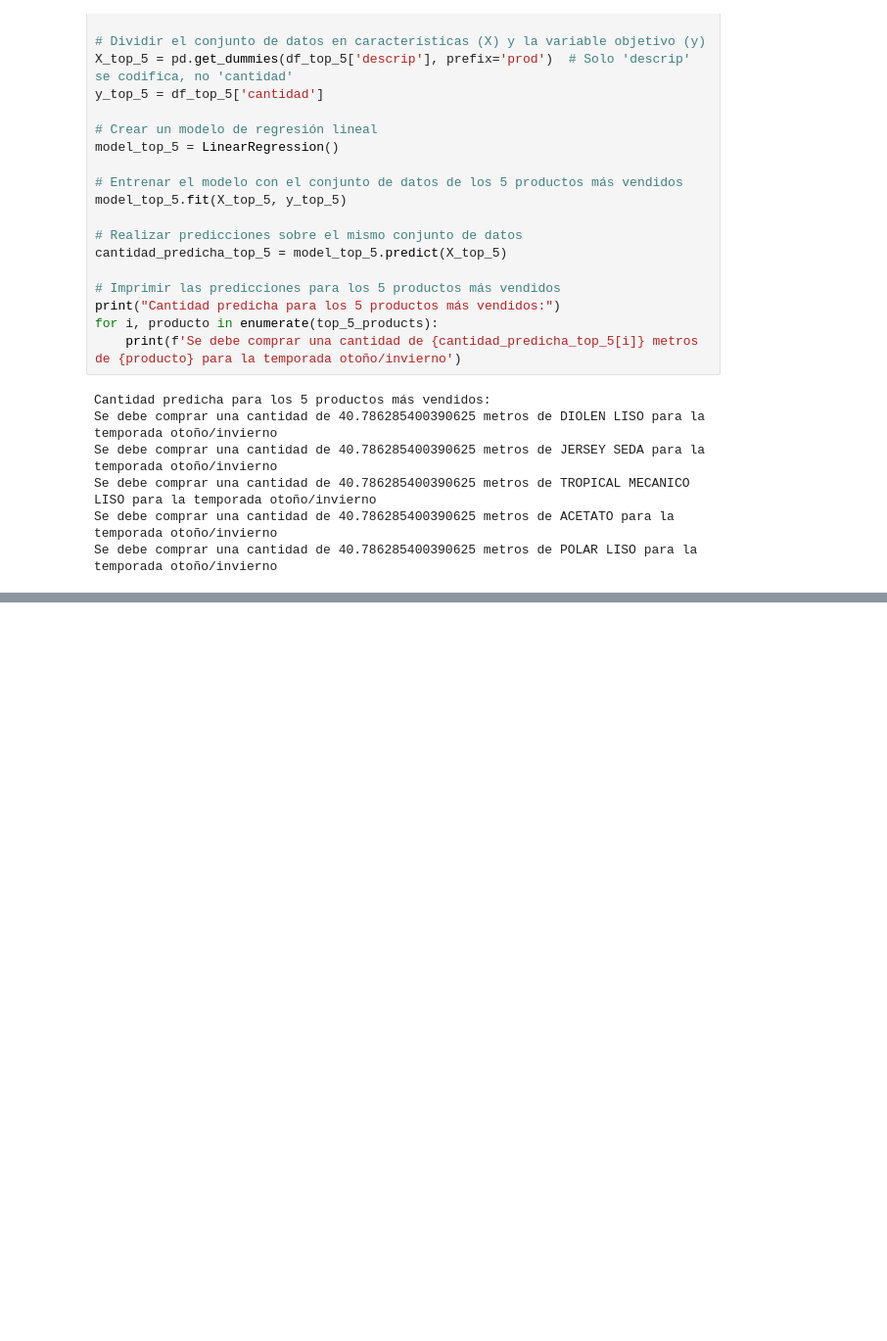
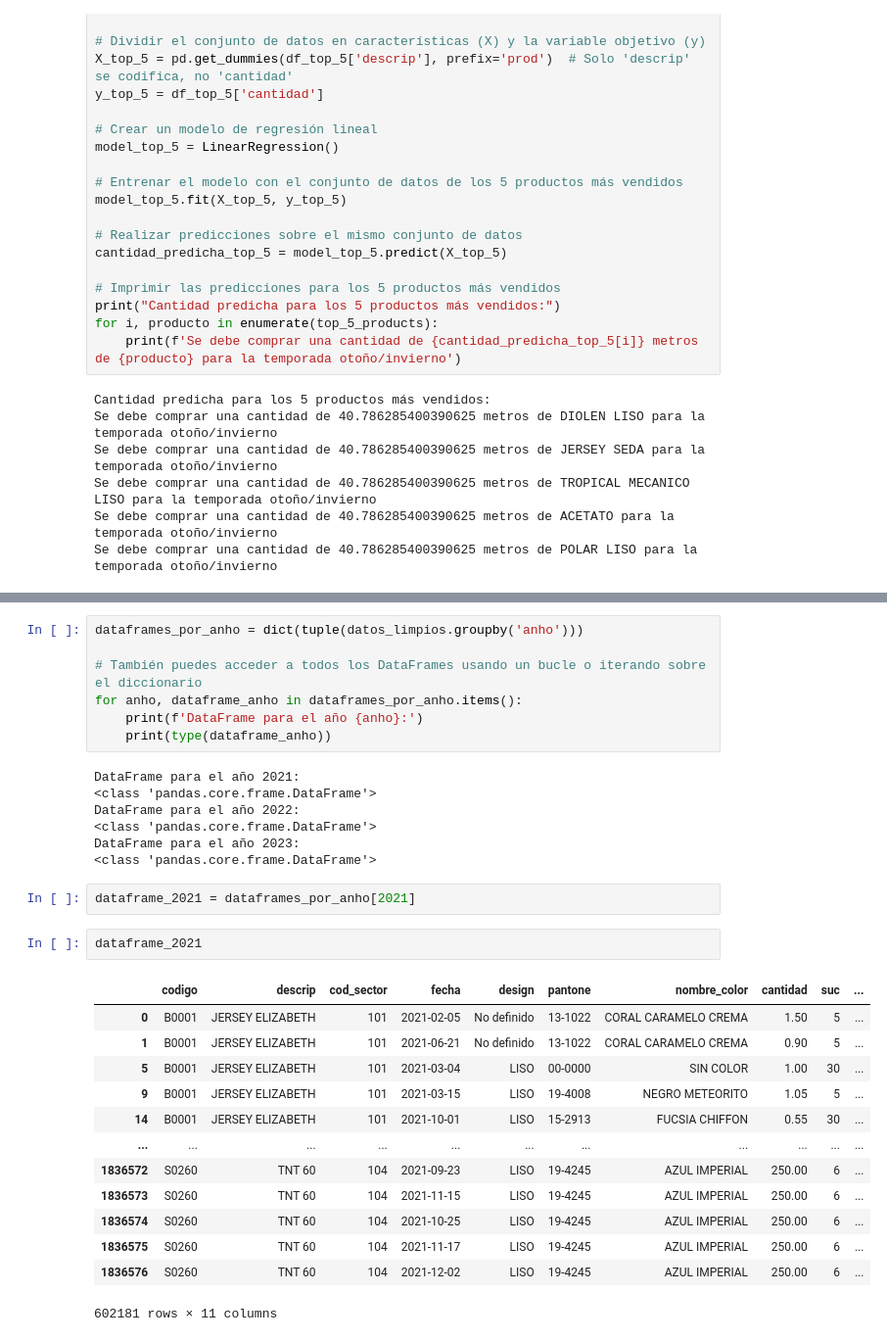
Before and after one commit to nicolasvargaszz/stock-MachineLearning, a Jupyter notebook: datoslimpios.ipynb, the cells around one changed output, grey strips where cells are left out. Shown at 98% size. Drawn from its saved outputs; the diff is of its cells as text; blank space fills up the shorter version.

```diff
--- a/datoslimpios.ipynb
+++ b/datoslimpios.ipynb
@@ -295,0 +311,32 @@ df_otono_invierno
+# %%
+dataframes_por_anho = dict(tuple(datos_limpios.groupby('anho')))
+
+# También puedes acceder a todos los DataFrames usando un bucle o iterando sobre el diccionario
+for anho, dataframe_anho in dataframes_por_anho.items():
+    print(f'DataFrame para el año {anho}:')
+    print(type(dataframe_anho))
+# %% [output]
+DataFrame para el año 2021:
+<class 'pandas.core.frame.DataFrame'>
+DataFrame para el año 2022:
+<class 'pandas.core.frame.DataFrame'>
+DataFrame para el año 2023:
+<class 'pandas.core.frame.DataFrame'>
+# %%
+dataframe_2021 = dataframes_por_anho[2021]
+# %%
+dataframe_2021
+# %% [output]
+|  | codigo | descrip | cod_sector | fecha | design | pantone | nombre_color | cantidad | suc | ... |
+| 0 | B0001 | JERSEY ELIZABETH | 101 | 2021-02-05 | No definido | 13-1022 | CORAL CARAMELO CREMA | 1.50 | 5 | ... |
+| 1 | B0001 | JERSEY ELIZABETH | 101 | 2021-06-21 | No definido | 13-1022 | CORAL CARAMELO CREMA | 0.90 | 5 | ... |
+| 5 | B0001 | JERSEY ELIZABETH | 101 | 2021-03-04 | LISO | 00-0000 | SIN COLOR | 1.00 | 30 | ... |
+| 9 | B0001 | JERSEY ELIZABETH | 101 | 2021-03-15 | LISO | 19-4008 | NEGRO METEORITO | 1.05 | 5 | ... |
+| 14 | B0001 | JERSEY ELIZABETH | 101 | 2021-10-01 | LISO | 15-2913 | FUCSIA CHIFFON | 0.55 | 30 | ... |
+| ... | ... | ... | ... | ... | ... | ... | ... | ... | ... | ... |
+| 1836572 | S0260 | TNT 60 | 104 | 2021-09-23 | LISO | 19-4245 | AZUL IMPERIAL | 250.00 | 6 | ... |
+| 1836573 | S0260 | TNT 60 | 104 | 2021-11-15 | LISO | 19-4245 | AZUL IMPERIAL | 250.00 | 6 | ... |
+| 1836574 | S0260 | TNT 60 | 104 | 2021-10-25 | LISO | 19-4245 | AZUL IMPERIAL | 250.00 | 6 | ... |
+| 1836575 | S0260 | TNT 60 | 104 | 2021-11-17 | LISO | 19-4245 | AZUL IMPERIAL | 250.00 | 6 | ... |
+| 1836576 | S0260 | TNT 60 | 104 | 2021-12-02 | LISO | 19-4245 | AZUL IMPERIAL | 250.00 | 6 | ... |
+602181 rows × 11 columns
```
Also changed, not shown: parts of 6 cells of this notebook.
